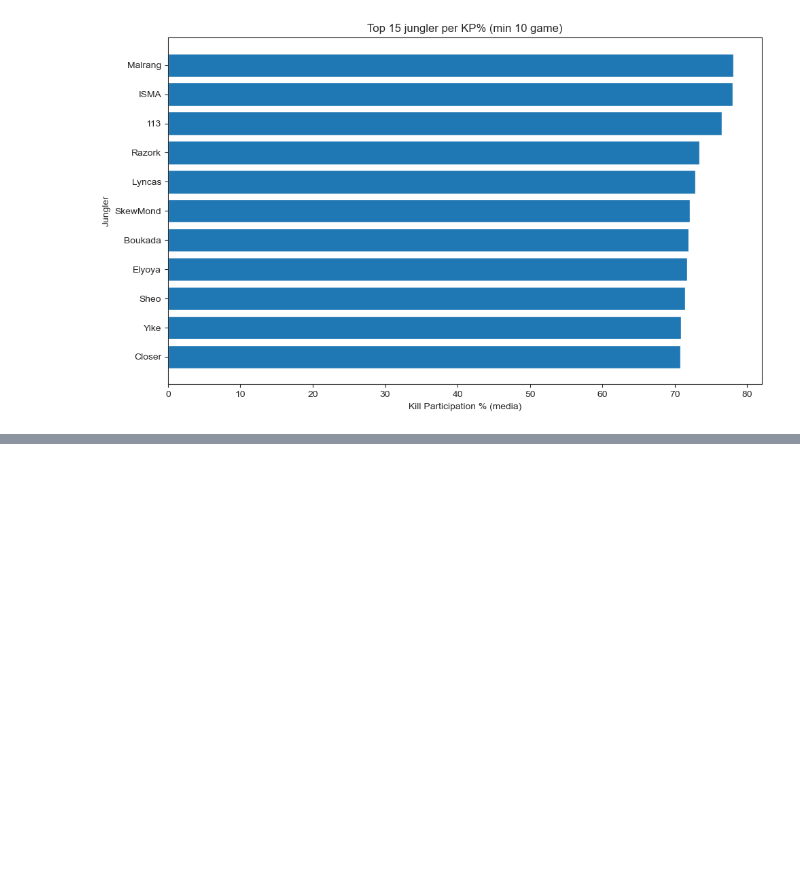
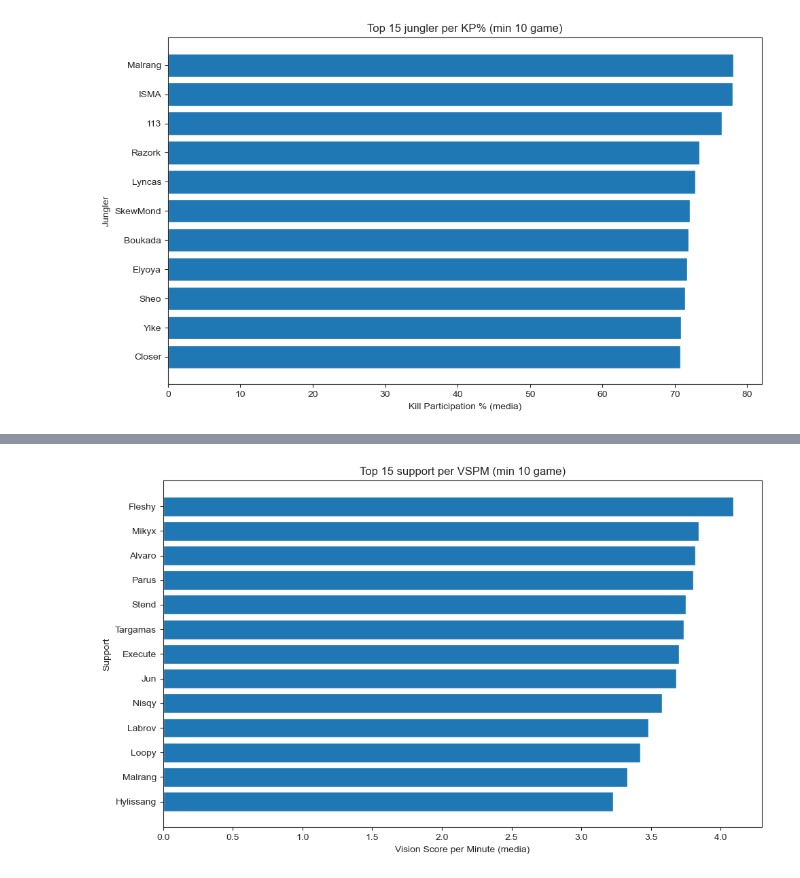
Before and after one commit to AnalystEca/G2-project-analysis, a Jupyter notebook: G2_analisi.ipynb, the cells around one changed output, grey strips where cells are left out. Cells and saved outputs as stored; diff of their text form; code cells hidden in the pictures; blank space fills up the shorter version.

```diff
--- a/G2_analisi.ipynb
+++ b/G2_analisi.ipynb
@@ -1802,0 +1929,13 @@ Nel complesso, la distribuzione dei valori evidenzia come i jungler con KP% più
+# %%
+top_n = 15
+plot_df = vspm_by_support_filtered.head(top_n).sort_values('avg_vspm')
+
+plt.figure(figsize=(10, 6))
+plt.barh(plot_df['playername'], plot_df['avg_vspm'])
+plt.xlabel('Vision Score per Minute (media)')
+plt.ylabel('Support')
+plt.title(f'Top {top_n} support per VSPM (min {MIN_GAMES} game)')
+plt.tight_layout()
+plt.show()
+# %% [output]
+[figure, added]
```
Also changed, not shown: parts of 20 cells of this notebook, 1 other file.
